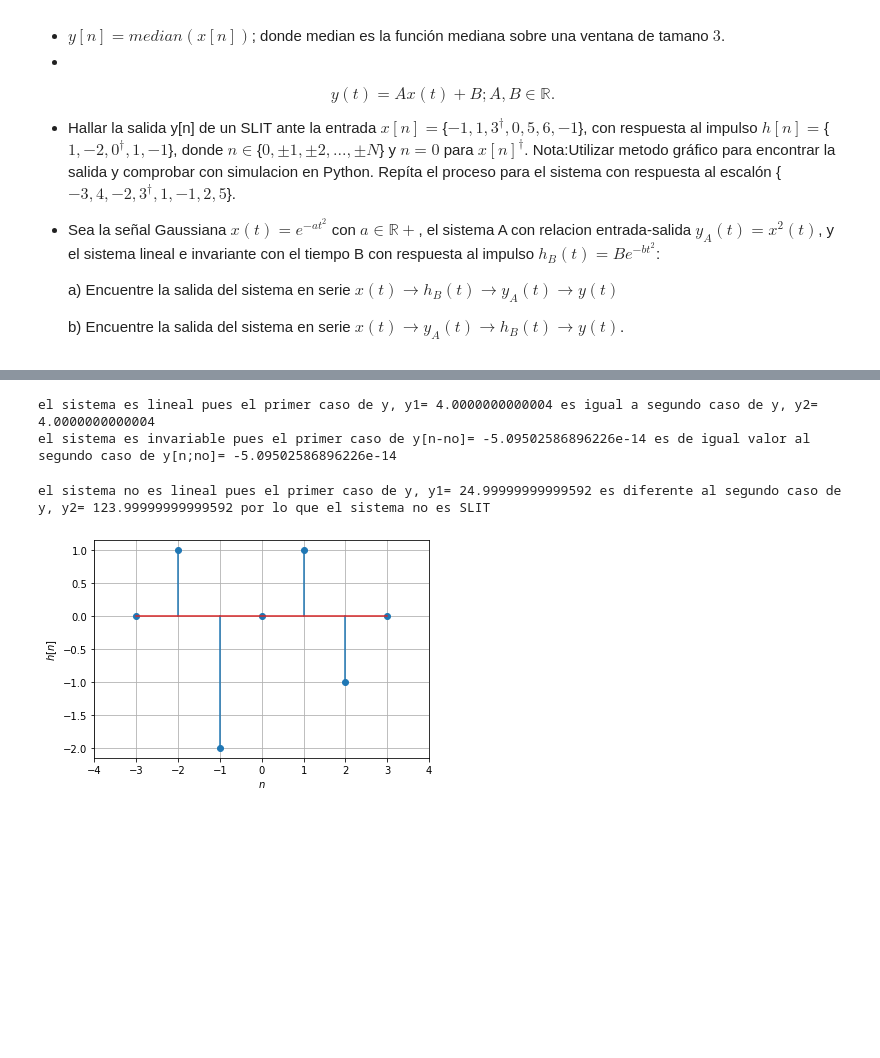
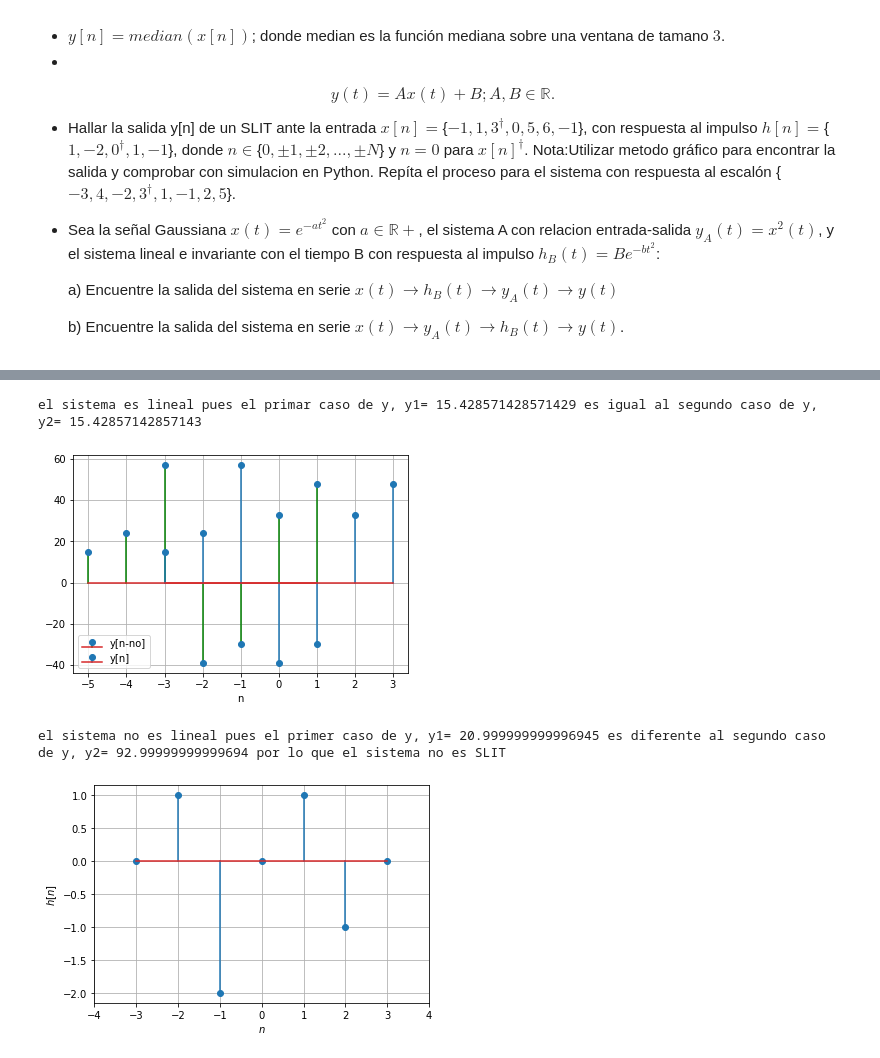
Before and after one commit to Juanchp00/se-ales-y-sistemas, a Jupyter notebook: taller_1.ipynb, the cells around one changed output, grey strips where cells are left out. Drawn from its saved outputs; the diff is of its cells as text; code cells hidden in the pictures; blank space fills up the shorter version.

```diff
--- a/taller_1.ipynb
+++ b/taller_1.ipynb
@@ -611,50 +576,52 @@ el sistema es invariable pues el primer caso de y[n-no]= [0] es de igual valor a
+# %%
+#simulación señal c)
+%matplotlib inline
+import numpy as np
+import matplotlib.pyplot as plt
+x1=np.array([1,-4,3,-7,-6,9,4])
+x2=np.array([2,6,8,-3,-2,1,6])
+x=3*x1+6*x2
+n=len(x1)-1
+
+y1=np.mean(x)
+y2=3*np.mean(x1)+6*np.mean(x2)
+
+print('el sistema es lineal pues el primar caso de y, y1=',y1,'es igual al segundo caso de y, y2=',y2)
+
+N = int(len(x)/2)
+n = np.linspace(-N,N,2*N+1)
+no=2
+l=n-no
+
+plt.stem(l,x,'g',label="y[n-no]")
+plt.stem(n,x,label="y[n]")
+plt.legend()
+plt.xlabel('n')
+plt.grid()
+plt.show()
+# %% [output]
+el sistema es lineal pues el primar caso de y, y1= 15.428571428571429 es igual al segundo caso de y, y2= 15.42857142857143
+[figure, added]
 # %%
-#simulación señal c)
+#simulación señal d)
+
 %matplotlib inline
 import numpy as np
 import matplotlib.pyplot as plt
-n=10
-x1=np.sin(50*np.pi*n)
-x2=np.cos(12*np.pi*n)
-a=6
-b=4
+A=2
+B=9
+vt=5
+x1=np.sin(600*np.pi*vt)
+x2=np.cos(1000*np.pi*vt)
+x=3*x1+6*x2
 
 #linalidad
-y1=np.mean(a*x1+b*x2)
-y2=a*np.mean(x1)+b*np.mean(x2)
+y1=(A*x)+B
+y2=3*(A*x1+B)+6*(A*x2+B)
 
-print('el sistema es lineal pues el primer caso de y, y1=',y1,'es igual a segundo caso de y, y2=',y2)
-
-#ivariabilidad en el tiempo
-no=4
-x=np.sin(50*np.pi*(n-no))
-ya=np.mean(x)
-yb=np.mean(np.sin(50*np.pi*(n-no)))
-
-print('el sistema es invariable pues el primer caso de y[n-no]=',ya,'es de igual valor al segundo caso de y[n;no]=',yb)
+print('el sistema no es lineal pues el primer caso de y, y1=',y1,'es diferente al segundo caso de y, y2=',y2,'por lo que el sistema no es SLIT')
 # %% [output]
-el sistema es lineal pues el primer caso de y, y1= 4.0000000000004 es igual a segundo caso de y, y2= 4.0000000000004
-el sistema es invariable pues el primer caso de y[n-no]= -5.09502586896226e-14 es de igual valor al segundo caso de y[n;no]= -5.09502586896226e-14
+el sistema no es lineal pues el primer caso de y, y1= 20.999999999996945 es diferente al segundo caso de y, y2= 92.99999999999694 por lo que el sistema no es SLIT
-# %%
-#simulación señal d)
-
-%matplotlib inline
-import numpy as np
-import matplotlib.pyplot as plt
-a=4
-b=8
-A=2
-B=9
-vt=5
-x1=np.sin(600*np.pi*vt)
-x2=np.cos(1000*np.pi*vt)
-
-#linalidad
-y1=A*(a*x1+b*x2)+B
-y2=a*(A*x1+B)+b*(A*x2+B)
-print('el sistema no es lineal pues el primer caso de y, y1=',y1,'es diferente al segundo caso de y, y2=',y2,'por lo que el sistema no es SLIT')
-# %% [output]
-el sistema no es lineal pues el primer caso de y, y1= 24.99999999999592 es diferente al segundo caso de y, y2= 123.99999999999592 por lo que el sistema no es SLIT
 # %%
 Ç#simulación señal e) con respuesta al impulso
 %matplotlib inline
```
Also changed, not shown: parts of 4 cells of this notebook.
